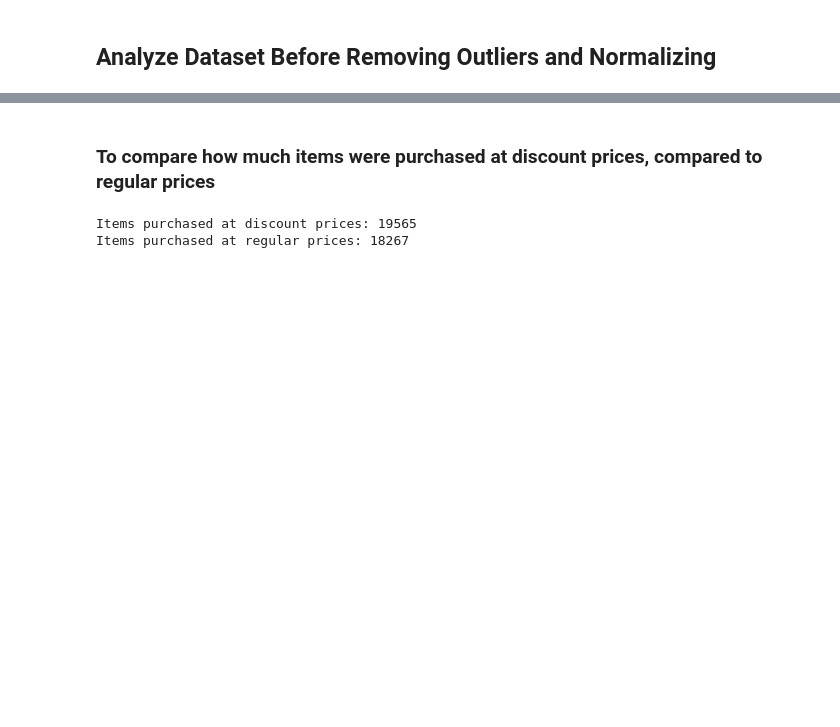
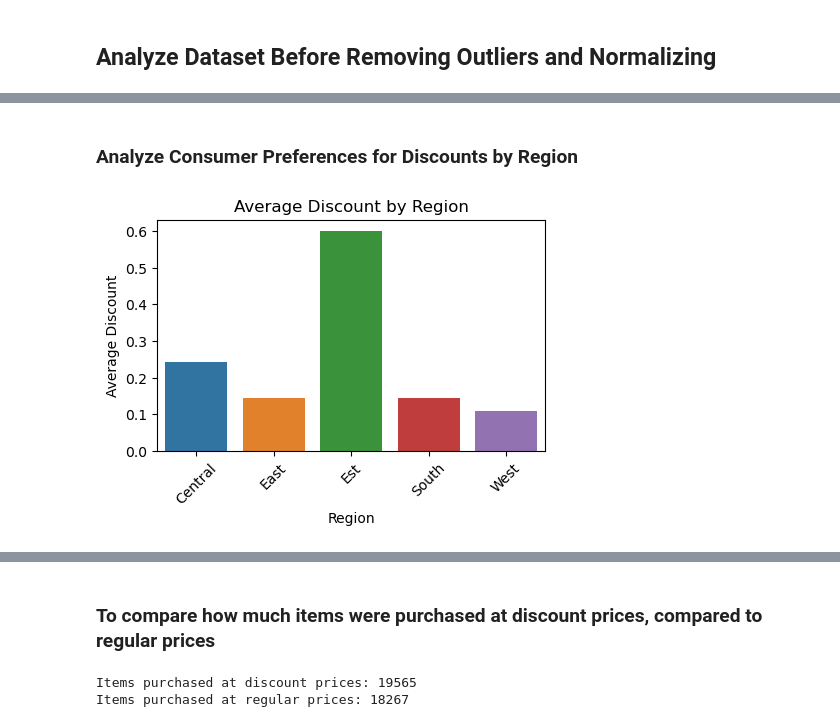
Before and after one commit to hennypurwadi/771951_Dataset_Analysis, a Jupyter notebook: 202370140_analysing_1.ipynb, the cells around one changed output, grey strips where cells are left out. Drawn from its saved outputs; the diff is of its cells as text; code cells hidden in the pictures; blank space fills up the shorter version.

```diff
--- a/202370140_analysing_1.ipynb
+++ b/202370140_analysing_1.ipynb
@@ -87,0 +179,16 @@ dtype: object
+# %% [markdown]
+### Analyze Consumer Preferences for Discounts by Region
+# %%
+# Group data by 'Region' and calculate the average discount
+average_discount_region = df1.groupby('Region')['Discount'].mean().reset_index()
+
+# Average discount by region
+plt.figure(figsize=(5, 3))
+sns.barplot(x='Region', y='Discount', data=average_discount_region)
+plt.title('Average Discount by Region')
+plt.ylabel('Average Discount')
+plt.xlabel('Region')
+plt.xticks(rotation=45)
+plt.show()
+# %% [output]
+[figure, added]
```
Also changed, not shown: parts of 72 cells of this notebook, 1 other file.
